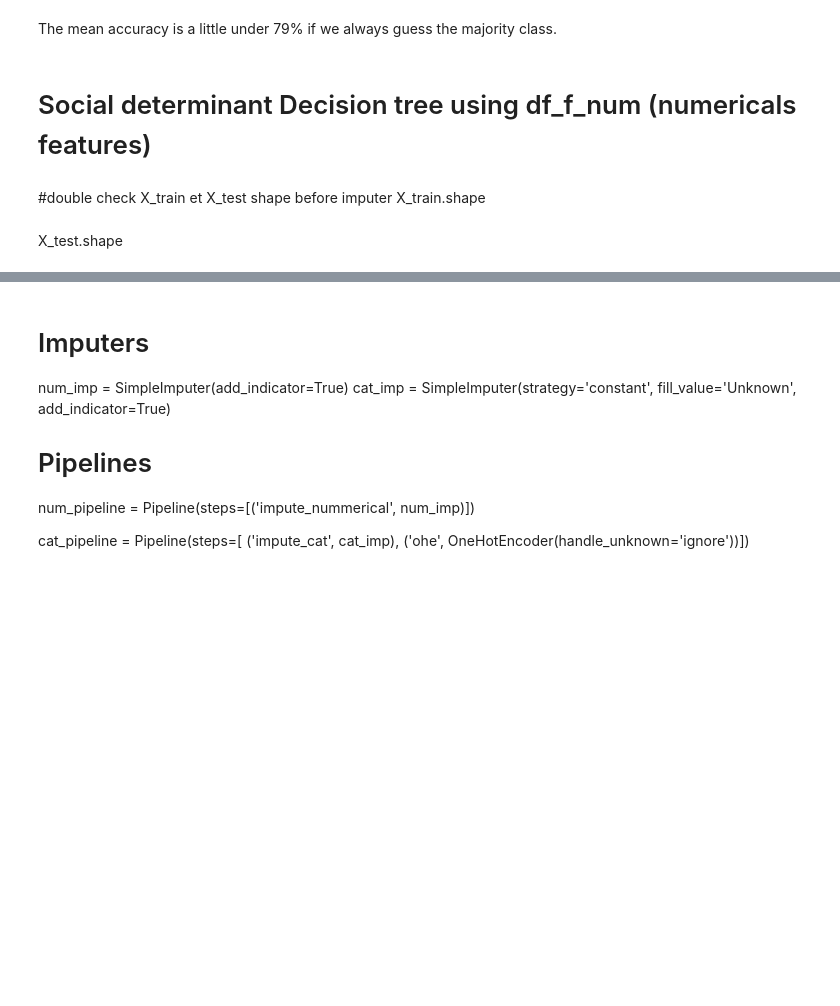
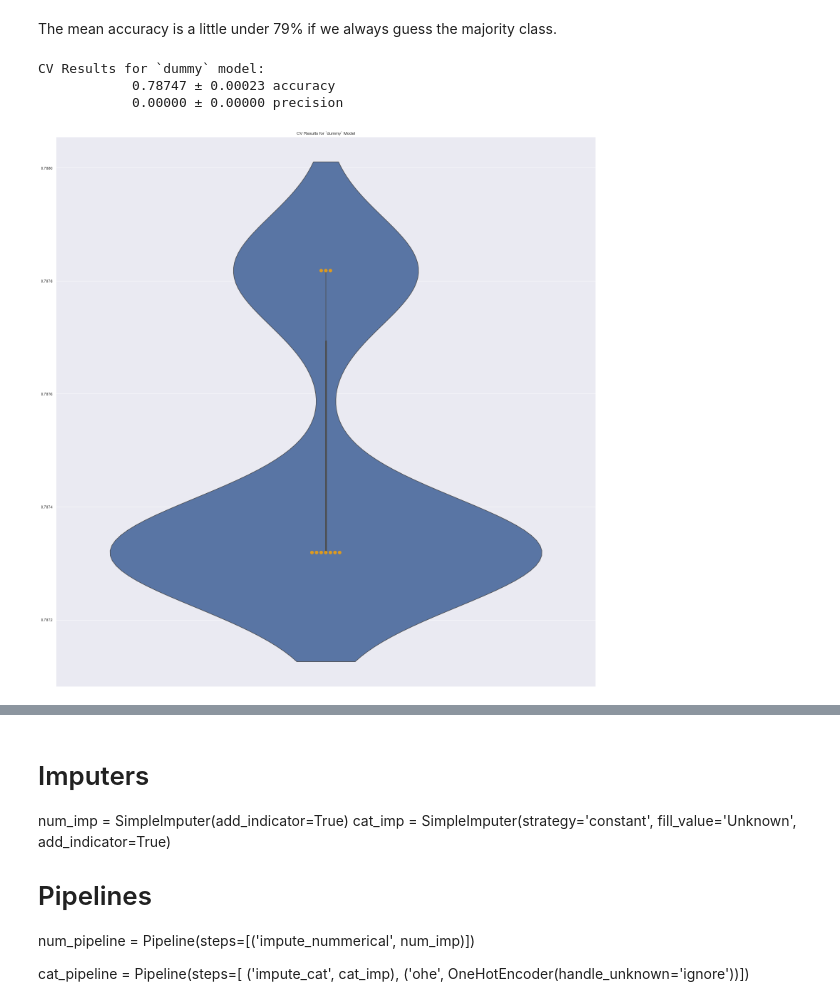
Before and after one commit to K-Pegg/Vaccines-Project, a Jupyter notebook: Notebooks/Juvenson-working-notebook.ipynb, the cells around one changed output, grey strips where cells are left out. Drawn from its saved outputs; the diff is of its cells as text; code cells hidden in the pictures; blank space fills up the shorter version.

```diff
--- a/Notebooks/Juvenson-working-notebook.ipynb
+++ b/Notebooks/Juvenson-working-notebook.ipynb
@@ -401,10 +388,9 @@ Ordinal or One-Hot encode?
 # %%
 # Lets split the data
 # %%
-columns_f= ['age_group', 'education', 'race','sex','income_poverty', 'marital_status','rent_or_own','employment_status','hhs_geo_region','census_msa']
-
-X = df_f[columns_f]
-
+#columns_f= ['age_group', 'education', 'race','sex','income_poverty', 'marital_status','rent_or_own','employment_status','hhs_geo_region','census_msa']
+#X = df_f[columns_f]
+X = df_f
 y = df_t["h1n1_vaccine"]
 
 X_train, X_test, y_train, y_test = train_test_split(X, y, random_state=42)
@@ -449,5 +422,3 @@ cv_results.mean()
 0.7874687968047928
 # %% [markdown]
 The mean accuracy is a little under 79% if we always guess the majority class.
-# %% [markdown]
-# Social determinant Decision tree using df_f_num (numericals features)
@@ -456,5 +424,0 @@ X.isna().sum().sum()
-# %% [markdown]
-#double check X_train et X_test shape before imputer
-X_train.shape
-# %% [markdown]
-X_test.shape
@@ -460,0 +499,19 @@ X_test.shape
+# %%
+dummy_model_results = mcalculation(
+                        model=dummy_model,
+                        model_name='dummy',
+                        X=X_train,
+                        y=y_train
+);
+
+#Dummy model accuracy score and precision score
+fig, ax = plt.subplots()
+
+ax = dummy_model_results.plot_cv(ax)
+plt.tight_layout();
+dummy_model_results.print_cv_summary()
+# %% [output]
+CV Results for `dummy` model:
+            0.78747 ± 0.00023 accuracy
+            0.00000 ± 0.00000 precision
+[figure, added]
```
Also changed, not shown: parts of 31 cells of this notebook.
